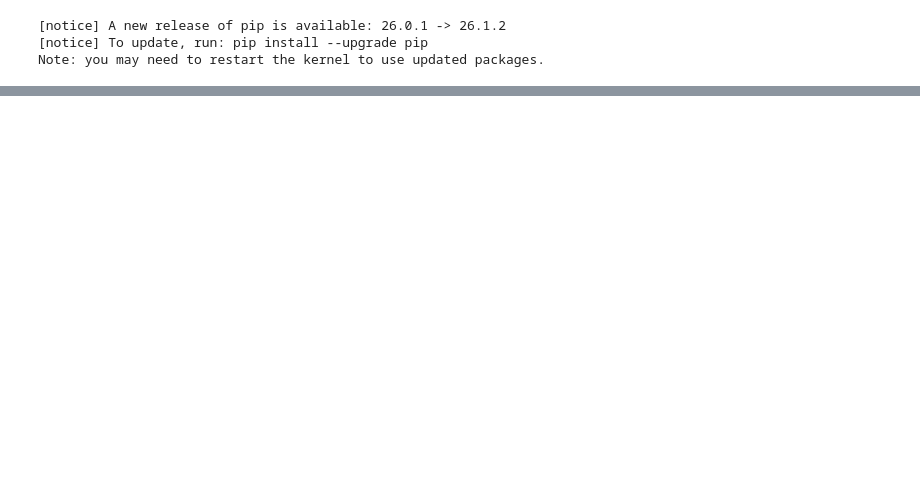
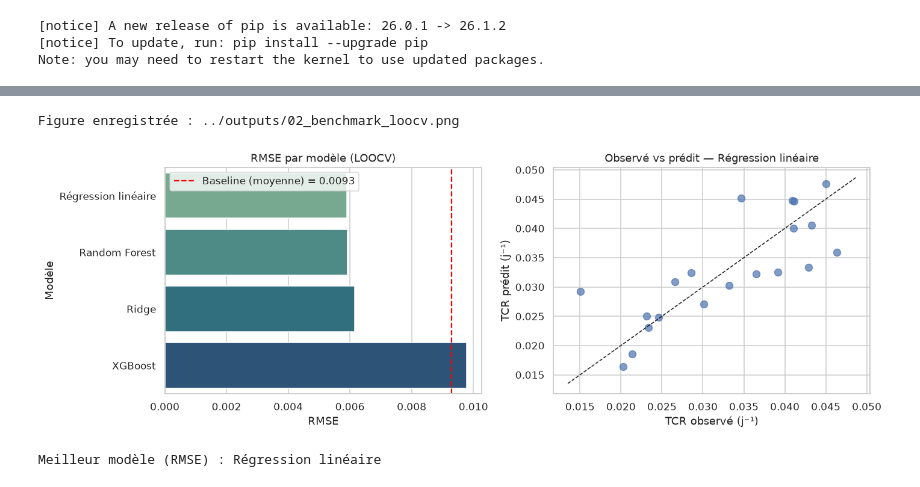
Before and after one commit to chaimagazzeh/Azolla-growth, a Jupyter notebook: notebooks/approach1_biomass_model.ipynb, the cells around one changed output, grey strips where cells are left out. Cells and saved outputs as stored; diff of their text form; code cells hidden in the pictures; blank space fills up the shorter version.

```diff
--- a/notebooks/approach1_biomass_model.ipynb
+++ b/notebooks/approach1_biomass_model.ipynb
@@ -513,0 +381,27 @@ discutée théoriquement. Détails : `RESULTS_AND_LIMITATIONS.md`.
+# %%
+def make_models():
+    return {
+        "Régression linéaire": make_pipeline(StandardScaler(), LinearRegression()),
+        "Ridge":               make_pipeline(StandardScaler(), Ridge(alpha=10.0)),
+        "Random Forest":       RandomForestRegressor(
+            n_estimators=300, max_depth=2, min_samples_leaf=3, random_state=RANDOM_STATE),
+        "XGBoost":             xgb.XGBRegressor(
+            n_estimators=200, max_depth=2, learning_rate=0.05,
+            reg_lambda=5.0, reg_alpha=1.0, random_state=RANDOM_STATE),
+    }
+
+def loocv_eval(model, X, y):
+    loo = LeaveOneOut(); preds = np.empty(len(y)); truth = y.to_numpy(); Xv = X.to_numpy()
+    for tr, te in loo.split(Xv):
+        model.fit(Xv[tr], truth[tr]); preds[te] = model.predict(Xv[te])
+    return preds
+
+results, preds_store = [], {}
+for name, model in make_models().items():
+    preds = loocv_eval(model, X, y); preds_store[name] = preds
+    results.append({"Modèle": name,
+                    "RMSE": np.sqrt(mean_squared_error(y, preds)),
+                    "MAE": mean_absolute_error(y, preds)})
+res_df = pd.DataFrame(results).sort_values("RMSE").reset_index(drop=True)
+res_df.to_csv(OUTDIR / "model_comparison.csv", index=False)
+res_df.round(5)
@@ -513,0 +414,17 @@ discutée théoriquement. Détails : `RESULTS_AND_LIMITATIONS.md`.
+# %%
+baseline_rmse = np.sqrt(mean_squared_error(y, np.full_like(y, y.mean())))
+fig, ax = plt.subplots(1, 2, figsize=(13, 4.5))
+sns.barplot(data=res_df, x="RMSE", y="Modèle", hue="Modèle", legend=False, ax=ax[0], palette="crest")
+ax[0].axvline(baseline_rmse, ls="--", color="red", label=f"Baseline (moyenne) = {baseline_rmse:.4f}")
+ax[0].set_title("RMSE par modèle (LOOCV)"); ax[0].legend()
+best = res_df.iloc[0]["Modèle"]
+ax[1].scatter(y, preds_store[best], s=60, alpha=.7)
+lims = [y.min()*.9, y.max()*1.05]; ax[1].plot(lims, lims, "k--", lw=1)
+ax[1].set_xlabel("TCR observé (j⁻¹)"); ax[1].set_ylabel("TCR prédit (j⁻¹)")
+ax[1].set_title(f"Observé vs prédit — {best}")
+plt.tight_layout(); savefig("02_benchmark_loocv.png"); plt.show()
+print("Meilleur modèle (RMSE) :", best)
+# %% [output]
+Figure enregistrée : ../outputs/02_benchmark_loocv.png
+[figure, added]
+Meilleur modèle (RMSE) : Régression linéaire
```
Also changed, not shown: parts of 50 cells of this notebook, 12 other files.
